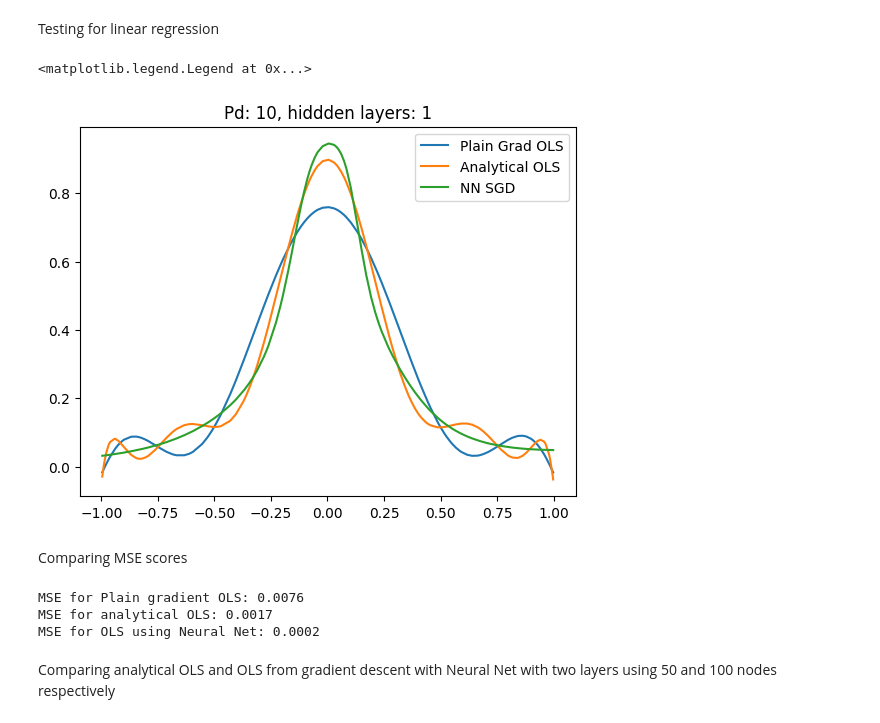
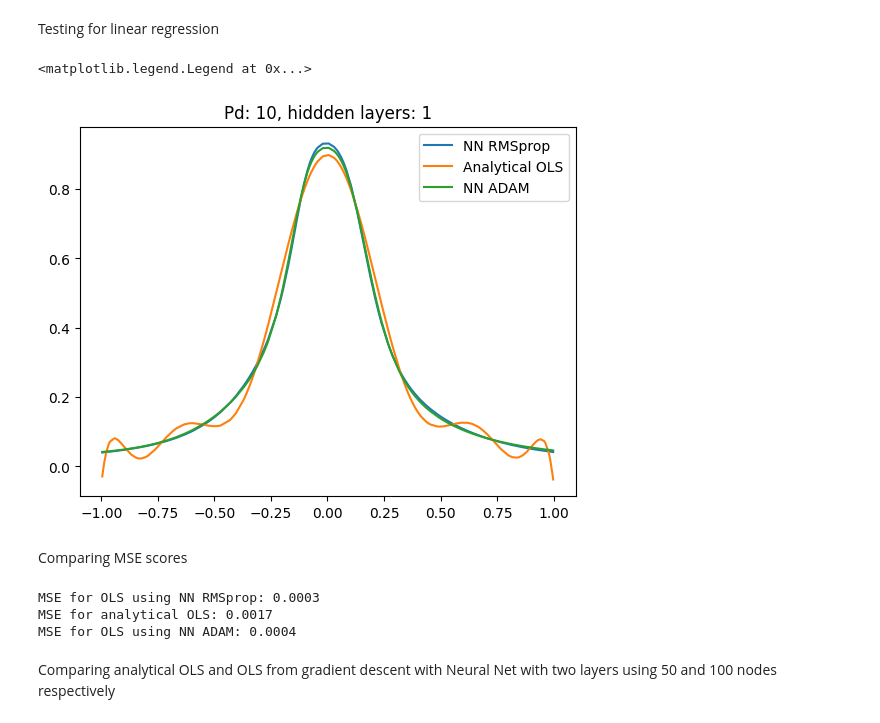
Before and after one commit to JVestly/Project-2, a Jupyter notebook: Code/tests_b.ipynb, the cells around one changed output. Saved outputs shown, nothing was run; the diff lists cells and outputs as text; code cells hidden in the pictures.

Commit message:
test works!

```diff
--- a/Code/tests_b.ipynb
+++ b/Code/tests_b.ipynb
@@ -132,54 +132,60 @@ Y_train = scaler_y.fit_transform(y_train.reshape(-1,1))
 X_test = scaler_X.transform(x_test.reshape(-1,1))
 Y_test = scaler_y.transform(y_test.reshape(-1,1))
 
+# ADAM
 LinReg = NeuralNetwork(1, [50,1], [sigmoid, sigmoid], [sigmoid_der, sigmoid_der], mse, mse_der)
-LinReg.train_SGD(X_train, y_train, eta=0.2, n_epochs=5000)
+LinReg.train_ADAM(X_train, y_train, epochs=500)
 y_pred = LinReg.feed_forward(X_test)
+
+# RMSprop
+linreg2 = NeuralNetwork(1, [50,1], [sigmoid, sigmoid], [sigmoid_der, sigmoid_der], mse, mse_der)
+linreg2.train_RMS(X_train, y_train, epochs=500)
+pred_ = linreg2.feed_forward(X_test)
 
 np.random.seed(50)
 x = np.linspace(-1, 1, n)
 y = 1/(1 + 25 * x**2) +  np.random.normal(0, 0.01, n)
 x_train, x_test, y_train, y_test = train_test_split(x, y, test_size=0.2, random_state=50)
 
 n = 10
 X = polynomial_features(x_train, n)
 Y = polynomial_features(x_test, n)
 
 
 scaler = StandardScaler(with_mean=True, with_std=True)
 Xtr_s = scaler.fit_transform(X)
 Xte_s = scaler.transform(Y)
 
 y_mean = np.mean(y_train)
 y_centered = y_train - y_mean
-g = GradientDescent(Xtr_s,5000, y_train, eps=1e-5, l1=False)
-ols_betas = g.gradOrd(5000, eta=0.2)
-pred_ = Xte_s@ols_betas + y_mean
+# g = GradientDescent(Xtr_s,5000, y_train, eps=1e-5, l1=False)
+# ols_betas = g.gradOrd(5000, eta=0.2)
+# pred_ = Xte_s@ols_betas + y_mean
 analytical_betas = ols(Xtr_s, y_train)
 predOls = Xte_s@analytical_betas + y_mean
 
 sort_indices = np.argsort(x_test.flatten())
 
 
-plt.plot(x_test[sort_indices], pred_[sort_indices], label="Plain Grad OLS")
+plt.plot(x_test[sort_indices], pred_[sort_indices], label="NN RMSprop")
 plt.plot(x_test[sort_indices], predOls[sort_indices], label="Analytical OLS")
-plt.plot(x_test[sort_indices],y_pred[sort_indices], label="NN SGD")
+plt.plot(x_test[sort_indices],y_pred[sort_indices], label="NN ADAM")
 plt.title("Pd: 10, hiddden layers: 1")
 #plt.plot(x,y, label="Runge")
 plt.legend()
 # %% [output]
 <matplotlib.legend.Legend at 0x...>
-[figure, old version]
+[figure, new version]
 # %% [markdown]
 Comparing MSE scores
 # %%
-print("MSE for Plain gradient OLS:", round(mse(pred_, y_test), 4))
+print("MSE for OLS using NN RMSprop:", round(mse(pred_.flatten(), y_test), 4))
 print("MSE for analytical OLS:", round(mse(predOls, y_test), 4))
-print("MSE for OLS using Neural Net:", round(mse(y_pred.flatten(), y_test), 4))
+print("MSE for OLS using NN ADAM:", round(mse(y_pred.flatten(), y_test), 4))
 # %% [output]
-MSE for Plain gradient OLS: 0.0076
+MSE for OLS using NN RMSprop: 0.0003
 MSE for analytical OLS: 0.0017
-MSE for OLS using Neural Net: 0.0002
+MSE for OLS using NN ADAM: 0.0004
 # %% [markdown]
 Comparing analytical OLS and OLS from gradient descent with Neural Net with two layers using 50 and 100 nodes respectively
 # %%
```
Also changed, not shown: parts of 4 cells of this notebook.
